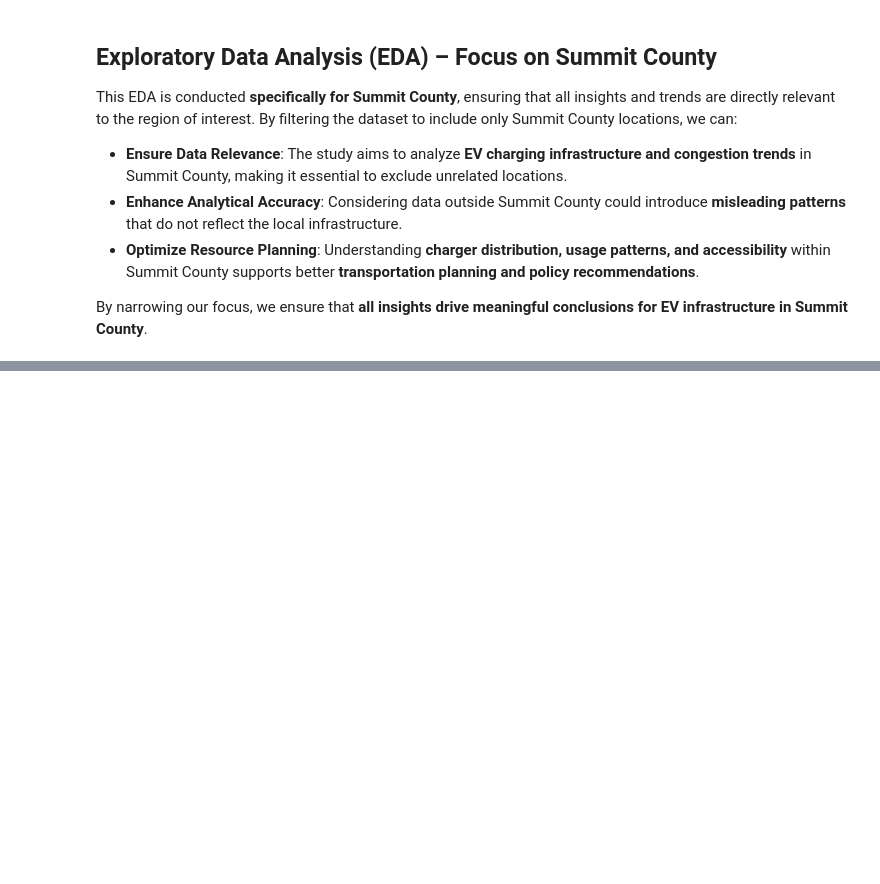
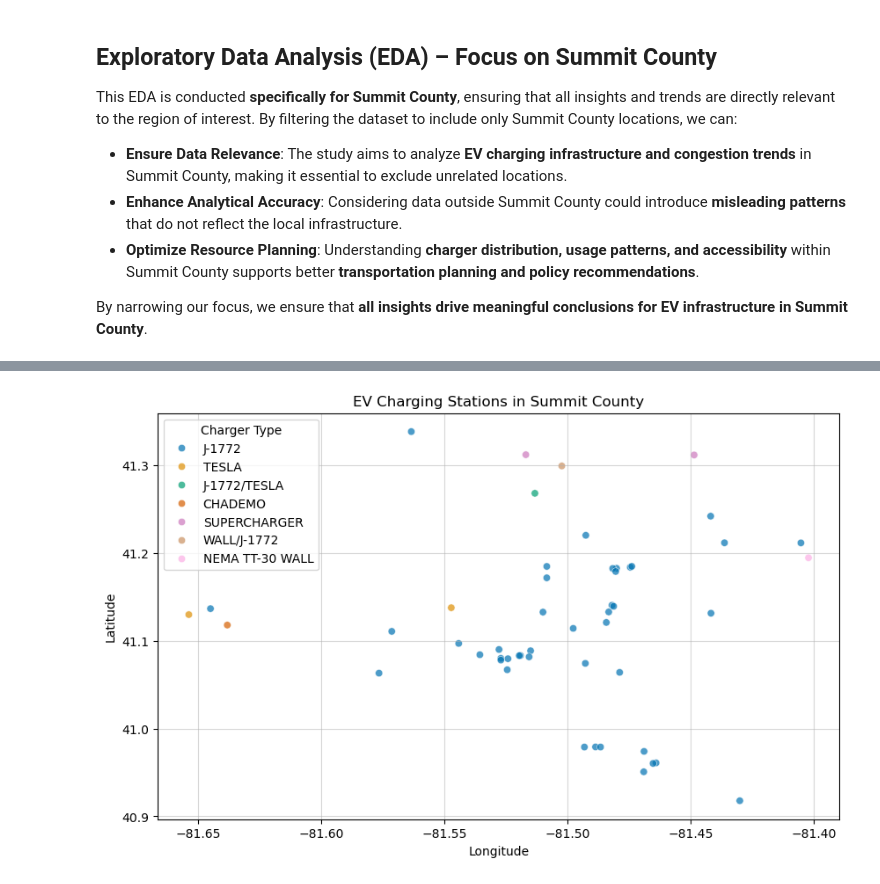
Before and after one commit to RichelCode/Congestion-and-EV-Charging-Analysis, a Jupyter notebook: Congestion Analysis.ipynb, the cells around one changed output, grey strips where cells are left out. Saved outputs shown, nothing was run; the diff lists cells and outputs as text; code cells hidden in the pictures; blank space fills up the shorter version.

```diff
--- a/Congestion Analysis.ipynb
+++ b/Congestion Analysis.ipynb
@@ -523,0 +725,11 @@ By narrowing our focus, we ensure that **all insights drive meaningful conclusio
+# %%
+plt.figure(figsize=(10,6))
+sns.scatterplot(data=ev_summit, x="Longitude", y="Latitude", hue="Charger_Type", alpha=0.7)
+plt.xlabel("Longitude")
+plt.ylabel("Latitude")
+plt.title("EV Charging Stations in Summit County")
+plt.legend(title="Charger Type")
+plt.grid(alpha=0.5)
+plt.show()
+# %% [output]
+[figure, added]
```
Also changed, not shown: parts of 13 cells of this notebook.
